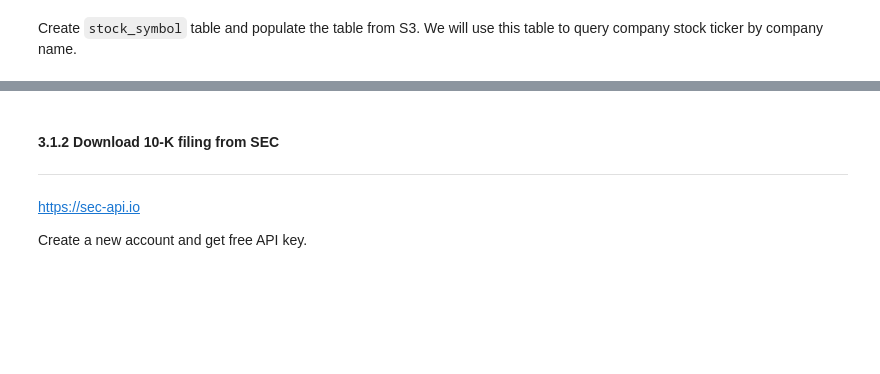
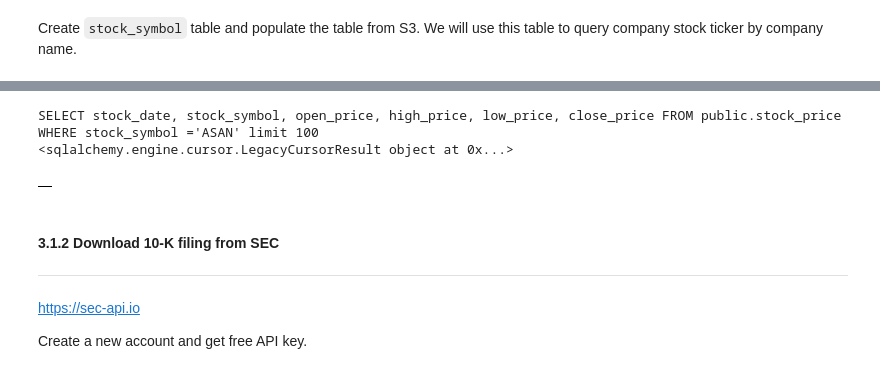
Before and after one commit to aws-samples/semantic-search-with-amazon-opensearch, a Jupyter notebook: Generative AI-powered search with Amazon OpenSearch Service.ipynb, the cells around one changed output, grey strips where cells are left out. Saved outputs shown, nothing was run; the diff lists cells and outputs as text; code cells hidden in the pictures; blank space fills up the shorter version.

Commit message:
Added stock price for new symbols
Signed-off-by: Arun Lakshmanan <arnlaksh@amazon.com>

```diff
--- a/Generative AI-powered search with Amazon OpenSearch Service.ipynb
+++ b/Generative AI-powered search with Amazon OpenSearch Service.ipynb
@@ -171,7 +232,7 @@ import os
 from opensearchpy import helpers
 # Set the directory path
 directory_path =  "extracted"
-batch_size = 10
+batch_size = 50
 # Initialize a list to store the documents
 documents = []
 
@@ -532,7 +677,7 @@ knn_index = {
 # %% [markdown]
 Using the above index definition, we now need to create the index in Amazon OpenSearch
 # %%
-index_name="10k_financial"
+index_name="10k_financial_semantic"
 
 exist=False
 try:
@@ -837,7 +1108,7 @@ print("Result:" + result["result"])
 # %% [markdown]
 #### Comparision question to standard RAG
 # %%
-question="Compare Oracle and Salesforce company financial statements"
+question="Compare ADP and Asana company financial statements"
 # %%
 langchain.debug=True
 result = rag_qa({"query": question})
@@ -999,7 +1304,11 @@ def query_stock_price(stock_ticker):
         print(e)
     return stock_price
 # %%
-query_stock_price('CRM')
+query_stock_price('ASAN')
+# %% [output]
+SELECT stock_date, stock_symbol, open_price, high_price, low_price, close_price FROM public.stock_price WHERE stock_symbol ='ASAN' limit 100
+<sqlalchemy.engine.cursor.LegacyCursorResult object at 0x...>
+|  |
 # %% [markdown]
 #### 3.1.2 Download 10-K filing from SEC
 ---
```
Also changed, not shown: parts of 39 cells of this notebook, 14 other files.
